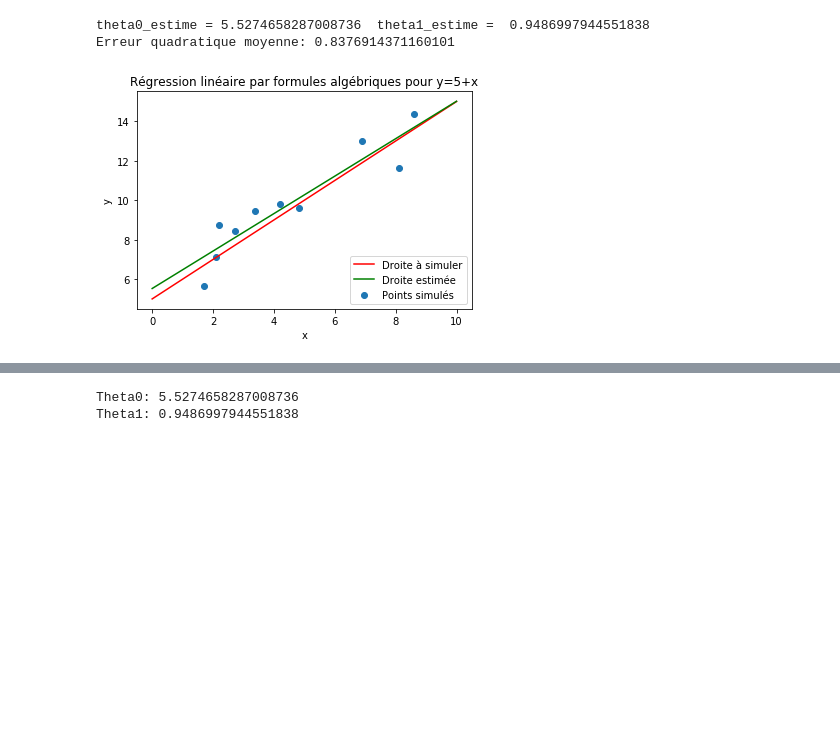
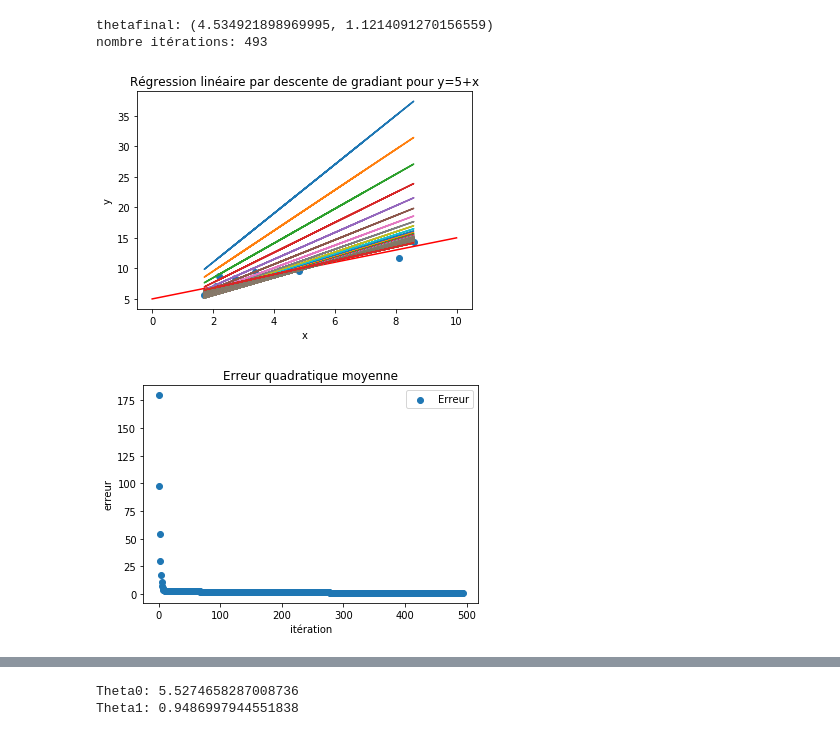
Before and after one commit to RobertGodin/CodePython, a Jupyter notebook: Notebooks/ExempleRegressionUnivariee.ipynb, the cells around one changed output, grey strips where cells are left out. Cells and saved outputs as stored; diff of their text form; code cells hidden in the pictures; blank space fills up the shorter version.

Commit message:
Ajout de notebooks
Régression quadratique et plus

```diff
--- a/Notebooks/ExempleRegressionUnivariee.ipynb
+++ b/Notebooks/ExempleRegressionUnivariee.ipynb
@@ -30,49 +50,79 @@ plt.show()
 # %%
+# Minimisation de l'erreur quadratique par descente de gradiant
+
 %matplotlib inline
 import matplotlib.pyplot as plt
 import numpy as np
 
 def h_lineaire_univarie(theta,x):
     return theta[0]+theta[1]*x
 def eqm(Y_estime,Y,m):
     return (((Y_estime-Y)**2).sum())*1/m
 
 # Génération de données qui suivent une distribution linéaire univariée avec résidus ~ N(0,1)
 m=10 # nombre de lignes de données
 theta_simule = (5,1)
 np.random.seed(22) # Pour obtenir des résultats reproductibles avec les données aléatoires
 
 X = np.random.rand(m)*m # m valeurs de x entre 0 et m
 Y = h_lineaire_univarie(theta_simule,X)+np.random.randn(m)*1.0 # Résidus N(0,1)
-plt.scatter(X,Y,label = 'Points simulés') # Pour afficher les données aléatoires simulées
+
+plt.scatter(X,Y,label = 'Points simulés') # Afficher les données aléatoires simulées
 
 # Pour afficher la droite du modèle simulé
 X_modele = np.arange(0,m+1,m)
 Y_modele = h_lineaire_univarie(theta_simule,X_modele)
 plt.plot(X_modele, Y_modele,'-r',label = 'Droite à simuler')
 
-# Calculer les estimations de theta par les formules dérivées algébriquement
-X_bar = X.sum()/m
-Y_bar = Y.sum()/m
-CovXY = (((X-X_bar)*(Y-Y_bar)).sum())/m
-VarX = (((X-X_bar)**2).sum())/m
-theta1_estime = CovXY/VarX
-theta0_estime = Y_bar-theta1_estime*X_bar
-print("theta0_estime =",theta0_estime," theta1_estime = ",theta1_estime)
+theta = (3,4) # Valeurs initiales pour les paramètres
+Y_estime = h_lineaire_univarie(theta,X)
+erreur_quadratique = eqm(Y_estime,Y,m)
 
-Y_estime = theta0_estime + theta1_estime*X # Valeurs estimées pour X
-print("Erreur quadratique moyenne:", eqm(Y_estime,Y,m))
+nb_iterations = 1000
+taux = 0.005
+seuil = 0.001
+liste_erreurs=[erreur_quadratique]
 
-# Pour afficher la droite de régression estimée
-Y_droite_estimee =  theta0_estime + theta1_estime*X_modele # Valeurs estimées pour X_modele
-plt.plot(X_modele, Y_droite_estimee, '-g',label = 'Droite estimée')
+for i in range(nb_iterations) :
+    # Pour afficher la droite de régression estimée actuelle
+    Y_droite_estimee = h_lineaire_univarie(theta,X_modele)
+    plt.plot(X, Y_estime)
 
-plt.title("Régression linéaire par formules algébriques pour y=5+x")
+
+    # Calcul des dérivées partielles
+    diffymoinsh =2*(Y_estime-Y)
+    delta_theta0 = (diffymoinsh.sum())/m
+    delta_theta1 = ((diffymoinsh*X).sum())/m
+
+     # Calcul de la nouvelle estimation de theta
+    theta_suivant = (theta[0]-taux*delta_theta0,theta[1]-taux*delta_theta1)
+
+    # Calcul de l'erreur quadratique
+    Y_estime = h_lineaire_univarie(theta_suivant,X)
+    erreur_quadratique_suivante = eqm(Y_estime,Y,m)
+    liste_erreurs.append(erreur_quadratique_suivante) # Pour afficher le graphique de l'évolution de l'erreur
+
+    if abs(erreur_quadratique - erreur_quadratique_suivante) < seuil :
+        print("thetafinal:",theta_suivant)
+        print("nombre itérations:",i)
+        break
+    else:
+        theta = theta_suivant
+        erreur_quadratique = erreur_quadratique_suivante
+
+plt.title("Régression linéaire par descente de gradiant pour y=5+x")
 plt.xlabel('x')
 plt.ylabel('y')
-plt.legend(loc='lower right')
 plt.show()
+
+plt.scatter(range(len(liste_erreurs)),liste_erreurs,label='Erreur')
+plt.title("Erreur quadratique moyenne")
+plt.xlabel('itération')
+plt.ylabel('erreur')
+plt.legend(loc='upper right')
+plt.show()
 # %% [output]
-theta0_estime = 5.5274658287008736  theta1_estime =  0.9486997944551838
-Erreur quadratique moyenne: 0.8376914371160101
+thetafinal: (4.534921898969995, 1.1214091270156559)
+nombre itérations: 493
-[figure, old version]
+[figure, new version]
+[figure, added]
```
Also changed, not shown: parts of 2 cells of this notebook, 9 other files.
